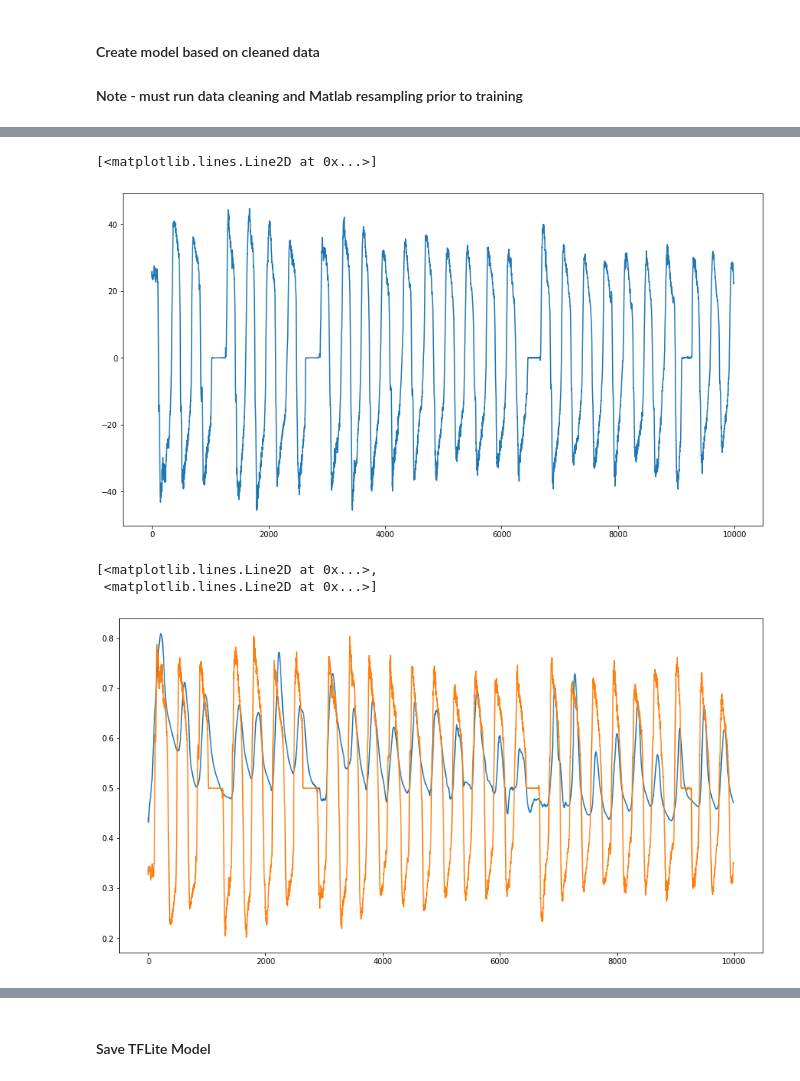
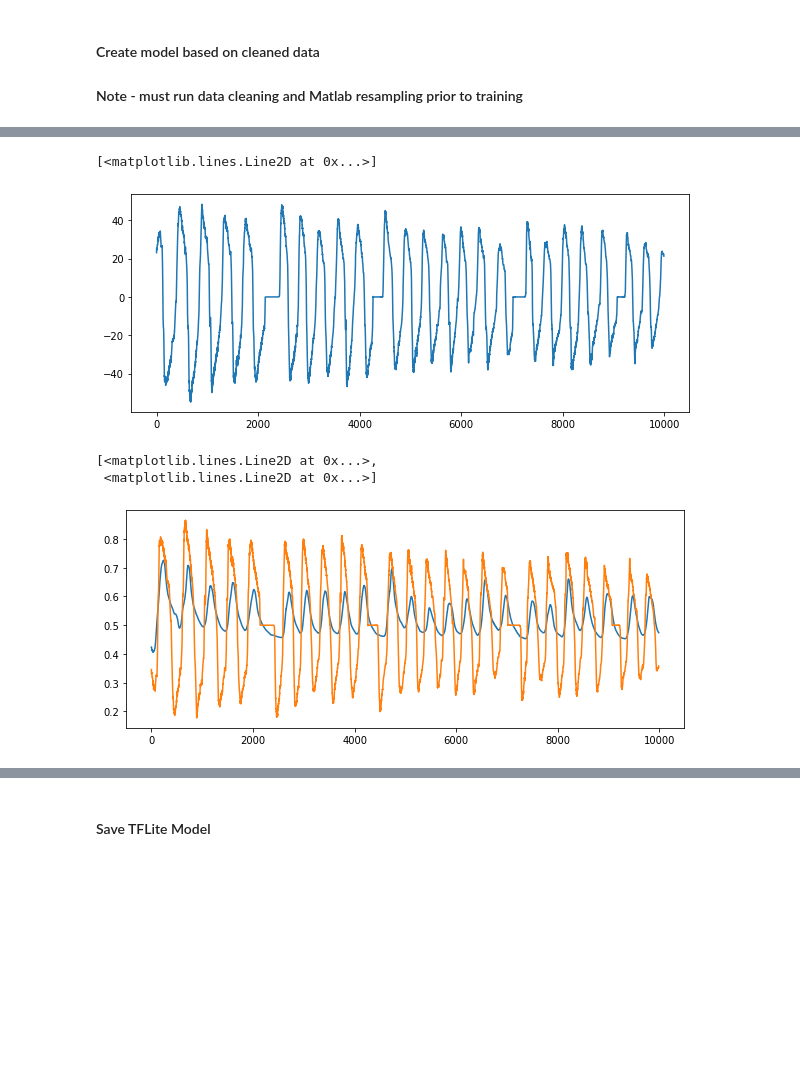
Before and after one commit to msfurr/coral_host, a Jupyter notebook: Jupyter_Notebooks/ModelTraining.ipynb, the cells around one changed output, grey strips where cells are left out. Cells and saved outputs as stored; diff of their text form; code cells hidden in the pictures; blank space fills up the shorter version.

```diff
--- a/Jupyter_Notebooks/ModelTraining.ipynb
+++ b/Jupyter_Notebooks/ModelTraining.ipynb
@@ -273,8 +372,8 @@ weighted avg       0.90      0.90      0.90      2997
 # %%
-df_test = pd.read_csv('sensors_1.csv')
+df_test = pd.read_csv('sensors_2.csv')
 df_test.columns = ['1', '2', '3', '4', 'd1', 'd2', 'd3', 'd4', 'hours', 'minutes', 'seconds']
 
-flow_test = pd.read_csv('Flow_1.csv')
+flow_test = pd.read_csv('Flow_2.csv')
 flow_test.columns = ['Flow']
 # %%
 df_test['Class'] = flow_test['Flow'].apply(label_fix)
@@ -307,17 +406,17 @@ plt.show()
 # %%
-fig = plt.figure(figsize = (15, 8))
+fig = plt.figure(figsize = (10, 4))
 plt.plot(flow_test['Flow'])
 # %% [output]
 [<matplotlib.lines.Line2D at 0x...>]
-[figure, old version]
+[figure, new version]
 # %%
 flow_test['a'] = (flow_test['Flow'] / 150) - 0.5
-fig = plt.figure(figsize = (15, 8))
+fig = plt.figure(figsize = (10, 4))
 plt.plot(x, df_test['1'], x, flow_test['a']*-1)
 # %% [output]
 [<matplotlib.lines.Line2D at 0x...>,
  <matplotlib.lines.Line2D at 0x...>]
-[figure, old version]
+[figure, new version]
 # %%
 flow_test.drop('a', inplace = True, axis = 1)
 # %%
```
Also changed, not shown: parts of 45 cells of this notebook, 2 other files.
